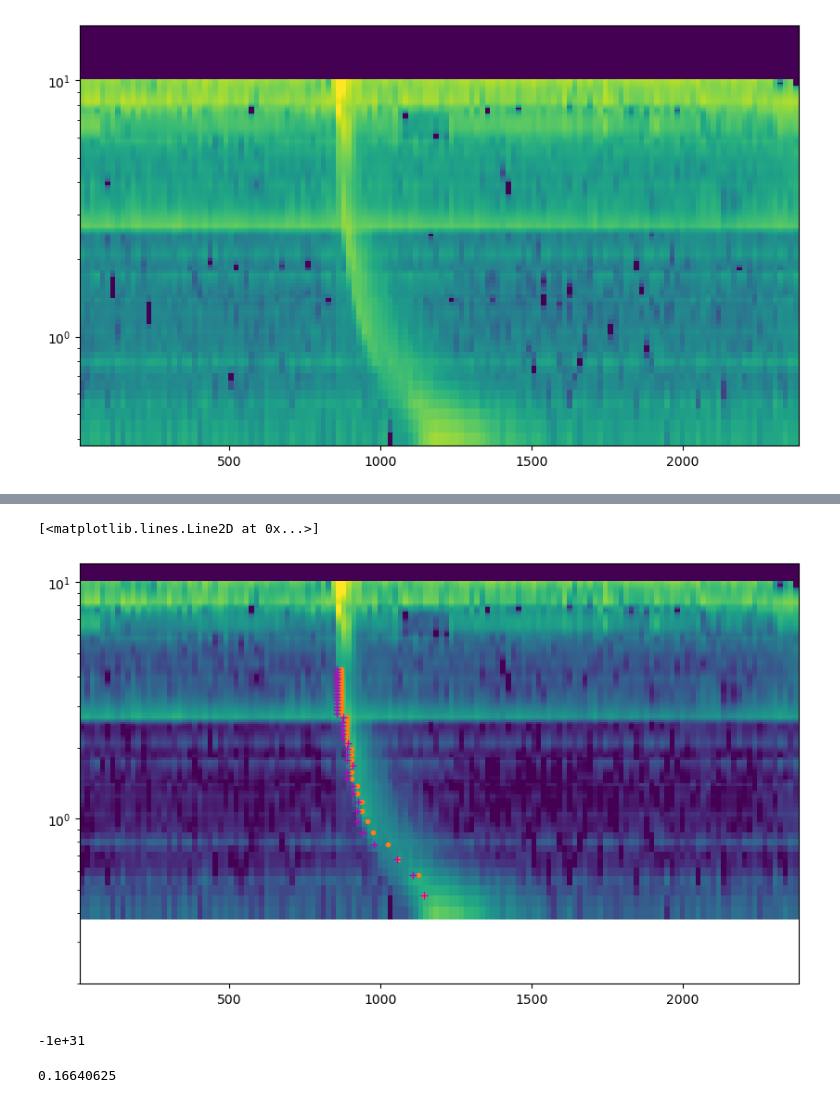
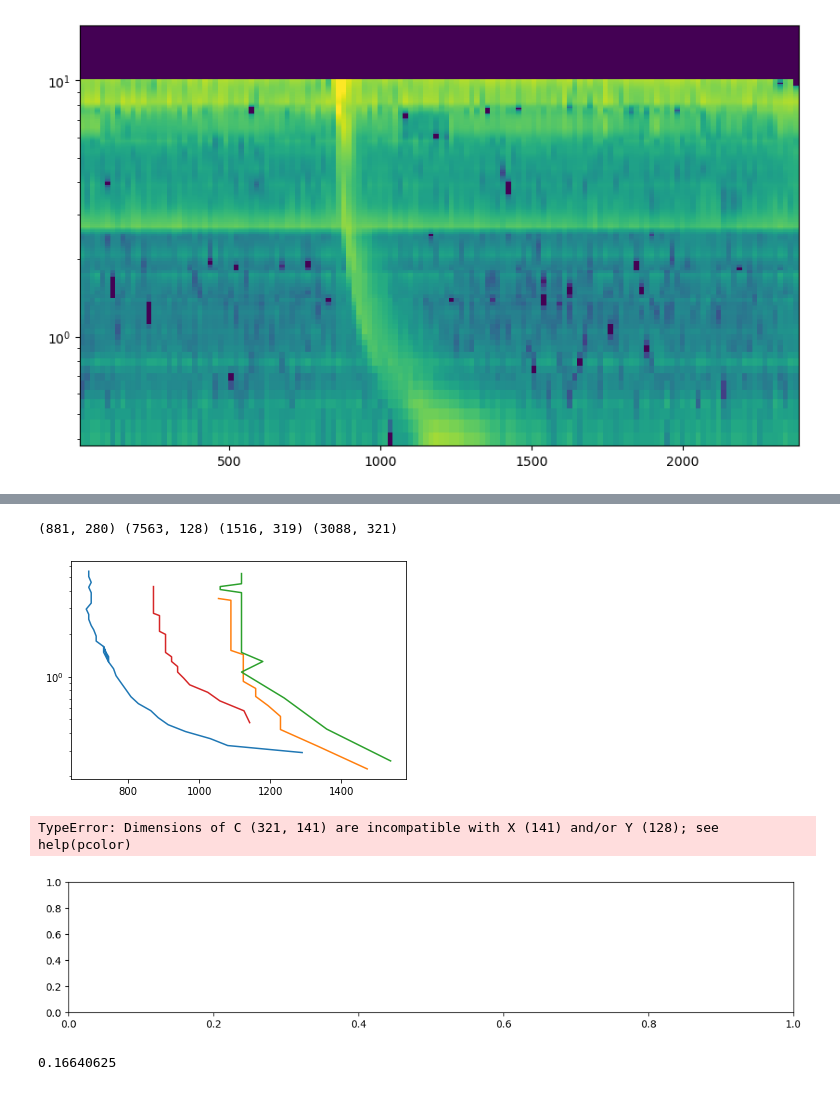
Before and after one commit to peijin94/SEMP, a Jupyter notebook: data/202006/SEMP4sc.ipynb, the cells around one changed output, grey strips where cells are left out. Drawn from its saved outputs; the diff is of its cells as text; code cells hidden in the pictures.

```diff
--- a/data/202006/SEMP4sc.ipynb
+++ b/data/202006/SEMP4sc.ipynb
@@ -125,0 +130,34 @@ for idx in idx_select:
+# %%
+
+
+f_cur  = ds_f_SOLO
+t_cur  =  ds_t_SOLO
+ds_cur  =  data_SOLO
+freq_idx_select =  np.arange(2,80,2)
+
+
+
+def collect_peak_4sc(f_cur,t_cur,ds_cur,freq_idx_select):
+
+    t_idx = np.where(t_cur<trange[1])[0]
+    ds_small = ds_cur[t_idx,:]
+    ds_small[ds_small<1]=1
+    t_small = t_cur[t_idx]
+
+    peak_collect = []
+    f_fit_collect = []
+    for idx in freq_idx_select:
+        try:
+            data_flux_curve =  ds_small[:,int(idx)]
+            peak_loc = np.argmax(data_flux_curve)
+            peak_collect.append(t_small[peak_loc])
+
+            f_fit_collect.append(f_cur[idx])
+        except:
+            pass
+
+    return (f_fit_collect,peak_collect,ds_small,t_small)
+# %%
+print(data_WI.shape,data_PSP.shape,data_STA.shape,data_SOLO.shape)
+# %% [output]
+(881, 280) (7563, 128) (1516, 319) (3088, 321)
@@ -126,17 +200,24 @@ for idx in idx_select:
+# %%
+plt.plot(peak_collectPSP,f_fit_collectPSP,label='PSP')
+plt.plot(peak_collectSTA,f_fit_collectSTA,label='STA')
+plt.plot(peak_collectWI,f_fit_collectWI,label='WI')
+plt.plot(peak_collectSOLO,f_fit_collectSOLO,label='SOLO')
+
+plt.yscale('log')
+# %% [output]
+[figure, added]
 # %%
-plt.figure(figsize=[10,6],dpi=100)
-plt.pcolor(t_small, f_cur,np.log10(ds_small.T),vmin=2 ,vmax=5)
+fig = plt.figure(figsize=[10,6],dpi=100)
+
+ax =  fig.add_axes([0,0,1,0.3])
+ax.pcolor(t_small, f_cur,np.log10(ds_small.T),vmin=2 ,vmax=5)
 plt.yscale('log')
-plt.ylim([0.2,12])
-plt.plot(peak_collect,f_cur[idx_select],'C1.')
-plt.plot(peak_fit_collect,f_fit_collect,'m+')
+#plt.ylim([0.2,12])
+plt.plot(peak_collect,f_cur[freq_idx_select],'C1.')
+#plt.plot(peak_fit_collect,f_fit_collect,'m+')
 # %% [output]
-[<matplotlib.lines.Line2D at 0x...>]
+TypeError: Dimensions of C (321, 141) are incompatible with X (141) and/or Y (128); see help(pcolor)
-[figure, old version]
+[figure, new version]
-# %%
-np.min(ds_small)
-# %% [output]
--1e+31
 # %%
 ds_f_PSP[20]
 # %% [output]
```
Also changed, not shown: parts of 12 cells of this notebook.
